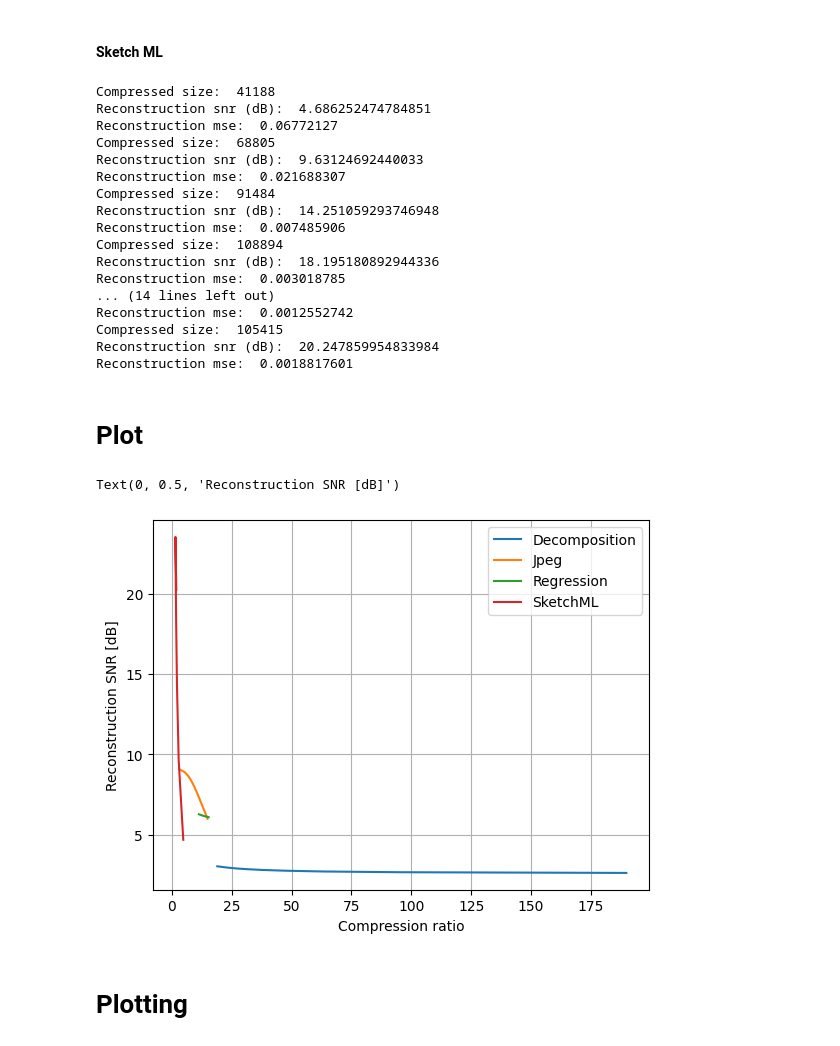
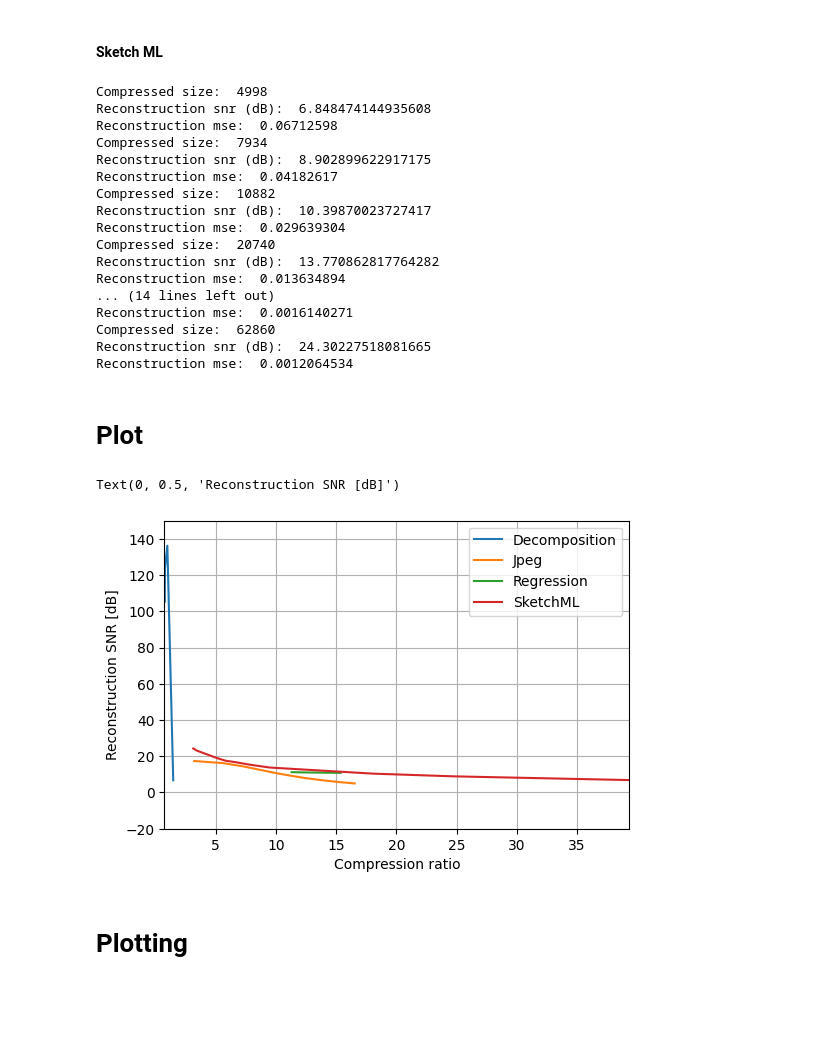
Before and after one commit to Rexyyj/split_DNN_framework, a Jupyter notebook: characteristics/non_regular_multi_quality.ipynb, the cells around one changed output. Drawn from its saved outputs; the diff is of its cells as text; code cells hidden in the pictures; blank space fills up the shorter version.

```diff
--- a/characteristics/non_regular_multi_quality.ipynb
+++ b/characteristics/non_regular_multi_quality.ipynb
@@ -20,6 +20,6 @@ tensor_size  = 128*128*3
 tensor = torch.zeros([128,128*3])
 for i in range(128):
     for j in range(128*3):
-        if random.random()>0.6:
-            tensor[i][j] = random.random()
+        if random.random()>0.7:
+            tensor[i][j] = random.gauss(1,0.3)
 tensor = tensor.reshape([128,128,3])
@@ -124,13 +88,13 @@ lowrank_decomposition_ratio =[]
 lowrank_decomposition_snr = []
 lowrank_decomposition_mse = []
 # %%
-for i in range(10):
-    decom_rank = i +1
-    factors, compressed_size_decomposition = compressor_decomposition(tensor, decom_rank)
+for i in range(20):
+    decom_rank_ratio = 0.05*(i+1) +0.5
+    factors, compressed_size_decomposition = compressor_decomposition_slice_quality(tensor,decom_rank_ratio)
     print("Compressed size: ", compressed_size_decomposition)
-    reconstructed_tensor_decomposition = decompressor_decomposition(factors )
-    snr_decomposition = calculate_snr(tensor_size,tensor.numpy(), reconstructed_tensor_decomposition)
-    mse_decomposition = calculate_mse(tensor.numpy(), reconstructed_tensor_decomposition)
+    reconstructed_tensor_decomposition = decompressor_decomposition_slice(tensor.shape, factors )
+    snr_decomposition = calculate_snr(tensor_size,tensor.numpy(), reconstructed_tensor_decomposition.numpy())
+    mse_decomposition = calculate_mse(tensor.numpy(), reconstructed_tensor_decomposition.numpy())
     print("Reconstruction snr (dB): ", snr_decomposition)
     print("Reconstruction mse: ", mse_decomposition)
 
@@ -203,8 +167,8 @@ lowrank_sketchml_mse = []
 # %%
 for i in range (10):
     d = (i+1) * 0.1
-    a = 13-i
-    minmaxsketch,bucket_means, keys, compressed_size_sketchml = compressor_sketchml(tensor,128,d,a)
+    a = round(2+0.2*i)
+    minmaxsketch,bucket_means, keys, compressed_size_sketchml = compressor_sketchml(tensor,256,d,a)
     print("Compressed size: ", compressed_size_sketchml)
 
     reconstructed_tensor_sketchml = decompressor_sketchml(tensor.shape, minmaxsketch,bucket_means, keys)
@@ -217,37 +181,39 @@ for i in range (10):
     lowrank_sketchml_snr.append(snr_sketchml)
     lowrank_sketchml_mse.append( mse_sketchml / torch.max(tensor).item())
 # %% [output]
-Compressed size:  41188
-Reconstruction snr (dB):  4.686252474784851
-Reconstruction mse:  0.06772127
-Compressed size:  68805
-Reconstruction snr (dB):  9.63124692440033
-Reconstruction mse:  0.021688307
-Compressed size:  91484
-Reconstruction snr (dB):  14.251059293746948
-Reconstruction mse:  0.007485906
-Compressed size:  108894
-Reconstruction snr (dB):  18.195180892944336
-Reconstruction mse:  0.003018785
+Compressed size:  4998
+Reconstruction snr (dB):  6.848474144935608
+Reconstruction mse:  0.06712598
+Compressed size:  7934
+Reconstruction snr (dB):  8.902899622917175
+Reconstruction mse:  0.04182617
+Compressed size:  10882
+Reconstruction snr (dB):  10.39870023727417
+Reconstruction mse:  0.029639304
+Compressed size:  20740
+Reconstruction snr (dB):  13.770862817764282
+Reconstruction mse:  0.013634894
 ... (14 lines left out)
-Reconstruction mse:  0.0012552742
-Compressed size:  105415
-Reconstruction snr (dB):  20.247859954833984
-Reconstruction mse:  0.0018817601
+Reconstruction mse:  0.0016140271
+Compressed size:  62860
+Reconstruction snr (dB):  24.30227518081665
+Reconstruction mse:  0.0012064534
 # %% [markdown]
 # Plot
 # %%
-plt.figure()
+plt.figure(figsize=(6,4))
 plt.plot(lowrank_decomposition_ratio, lowrank_decomposition_snr,label ="Decomposition")
 plt.plot(lowrank_jpeg_ratio, lowrank_jpeg_snr,label ="Jpeg")
 plt.plot(lowrank_regression_ratio, lowrank_regression_snr,label ="Regression")
 plt.plot(lowrank_sketchml_ratio, lowrank_sketchml_snr,label ="SketchML")
 plt.legend()
+plt.ylim([-20,150])
 plt.grid()
+plt.autoscale(axis='x',tight=True)
 plt.xlabel("Compression ratio")
 plt.ylabel("Reconstruction SNR [dB]")
 # %% [output]
 Text(0, 0.5, 'Reconstruction SNR [dB]')
-[figure, old version]
+[figure, new version]
 # %% [markdown]
 # Plotting
```
Also changed, not shown: parts of 10 cells of this notebook, 7 other files.
